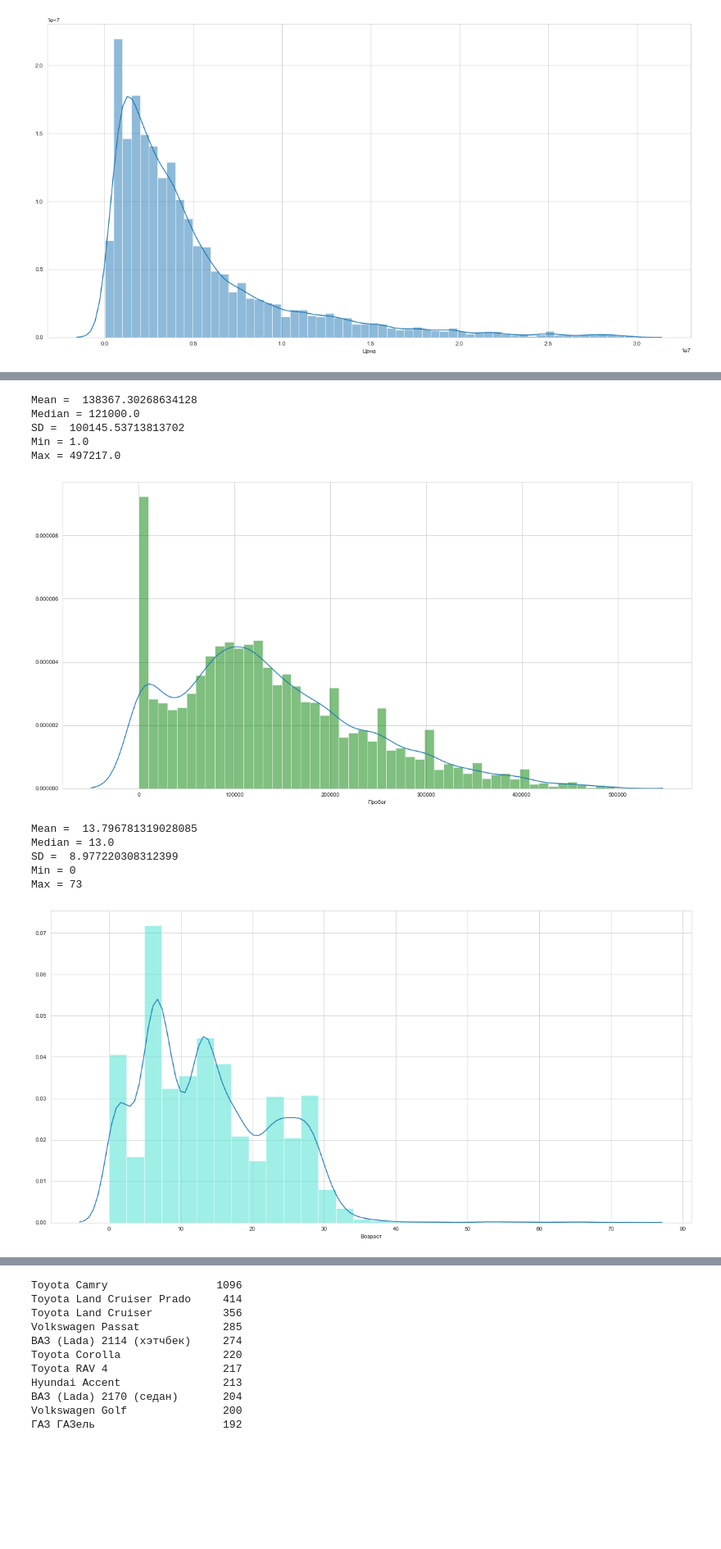
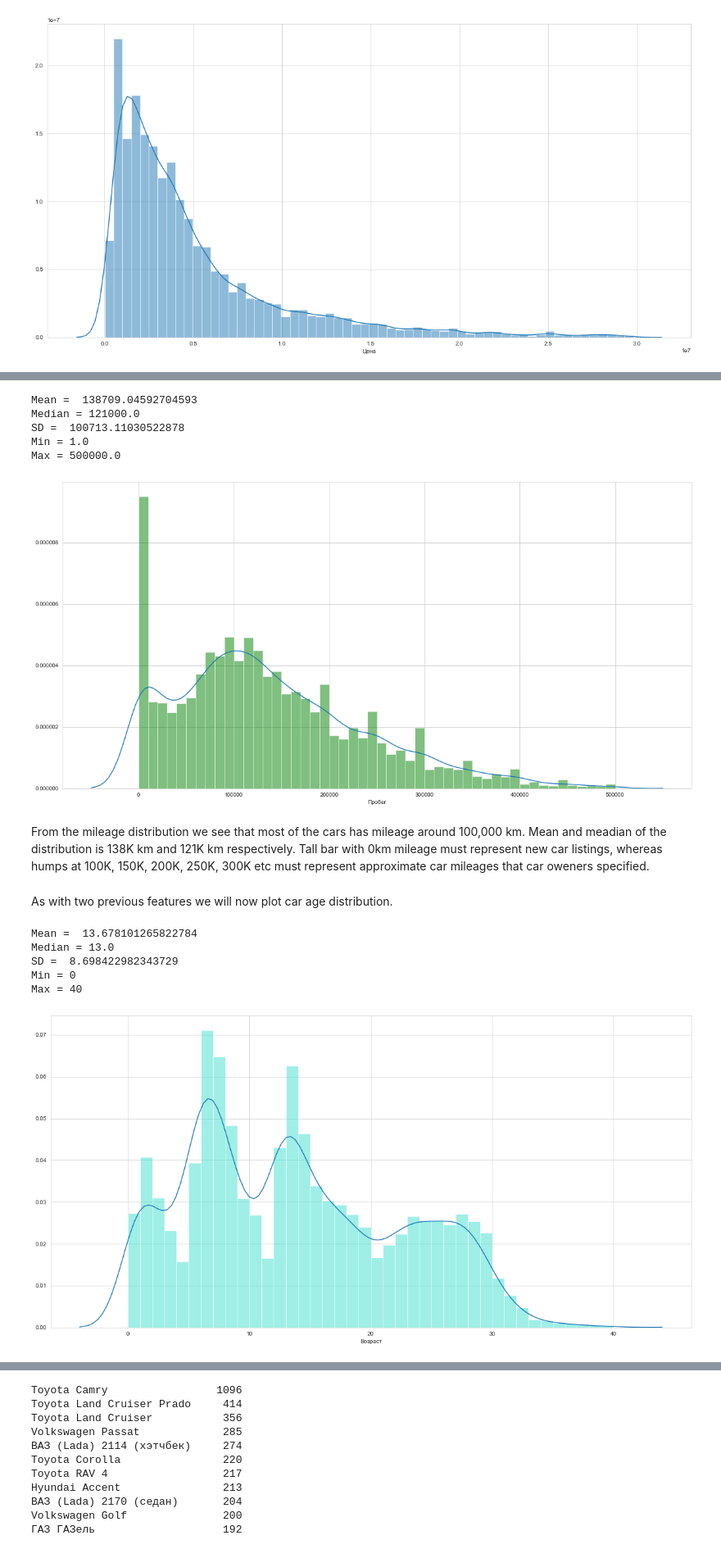
Before and after one commit to bakhtiyar-s/Kolesa.kz-EDA, a Jupyter notebook: Kolesa.kz exploratory data analysis.ipynb, the cells around one changed output, grey strips where cells are left out. Shown: that part at 82% size. Drawn from its saved outputs; the diff is of its cells as text; code cells hidden in the pictures; blank space fills up the shorter version.

```diff
--- a/Kolesa.kz exploratory data analysis.ipynb
+++ b/Kolesa.kz exploratory data analysis.ipynb
@@ -65,2 +37,4 @@ data = data.join(attibutes)
 # %%
-# data.to_excel(r'C:\Users\ecws\Desktop\Udemy\Kolesa3.xlsx', index = False)
+# read dataset and display first 5 rows
+data = pd.read_excel(r'C:\Users\ecws\Desktop\Udemy\Kolesa_data.xlsx')
+data.head()
@@ -67,2 +47,0 @@ data = data.join(attibutes)
-# %%
-data = pd.read_excel(r'C:\Users\ecws\Desktop\Udemy\Kolesa2.xlsx')
@@ -143,6 +142,6 @@ SD =  4926861.777470155
 # %%
 plt.figure(figsize=(20,10))
-y = data[data['Пробег']<500000]
+y = data[data['Пробег']<500001]
 sns.distplot(y['Пробег'], kde=True,bins=50, hist_kws={"color": 'green', "linewidth": 1, "alpha": 0.5})
 print('Mean = ', y['Пробег'].mean())
 print('Median =', y['Пробег'].median())
@@ -150,24 +149,29 @@ print('SD = ', math.sqrt(y['Пробег'].var()))
 print('Min =', y['Пробег'].min())
 print('Max =', y['Пробег'].max())
 # %% [output]
-Mean =  138367.30268634128
+Mean =  138709.04592704593
 Median = 121000.0
-SD =  100145.53713813702
+SD =  100713.11030522878
 Min = 1.0
-Max = 497217.0
+Max = 500000.0
-[figure, old version]
+[figure, new version]
+# %% [markdown]
+From the mileage distribution we see that most of the cars has mileage around 100,000 km. Mean and meadian of the distribution is 138K km and 121K km respectively. Tall bar with 0km mileage must represent new car listings, whereas humps at 100K, 150K, 200K, 250K, 300K etc must represent approximate car mileages that car oweners specified.
+# %% [markdown]
+As with two previous features we will now plot car age distribution.
 # %%
+y = data[data['Возраст']<41]
 plt.figure(figsize=(20,10))
-sns.distplot(data['Возраст'], kde=True,bins=30, hist_kws={"color": 'turquoise', "linewidth": 1, "alpha": 0.5})
-print('Mean = ', data['Возраст'].mean())
-print('Median =', data['Возраст'].median())
-print('SD = ', math.sqrt(data['Возраст'].var()))
-print('Min =', data['Возраст'].min())
-print('Max =', data['Возраст'].max())
+sns.distplot(y['Возраст'], kde=True,bins=40, hist_kws={"color": 'turquoise', "linewidth": 1, "alpha": 0.5})
+print('Mean = ', y['Возраст'].mean())
+print('Median =', y['Возраст'].median())
+print('SD = ', math.sqrt(y['Возраст'].var()))
+print('Min =', y['Возраст'].min())
+print('Max =', y['Возраст'].max())
 # %% [output]
-Mean =  13.796781319028085
+Mean =  13.678101265822784
 Median = 13.0
-SD =  8.977220308312399
+SD =  8.698422982343729
 Min = 0
-Max = 73
+Max = 40
-[figure, old version]
+[figure, new version]
```
Also changed, not shown: parts of 33 cells of this notebook.
